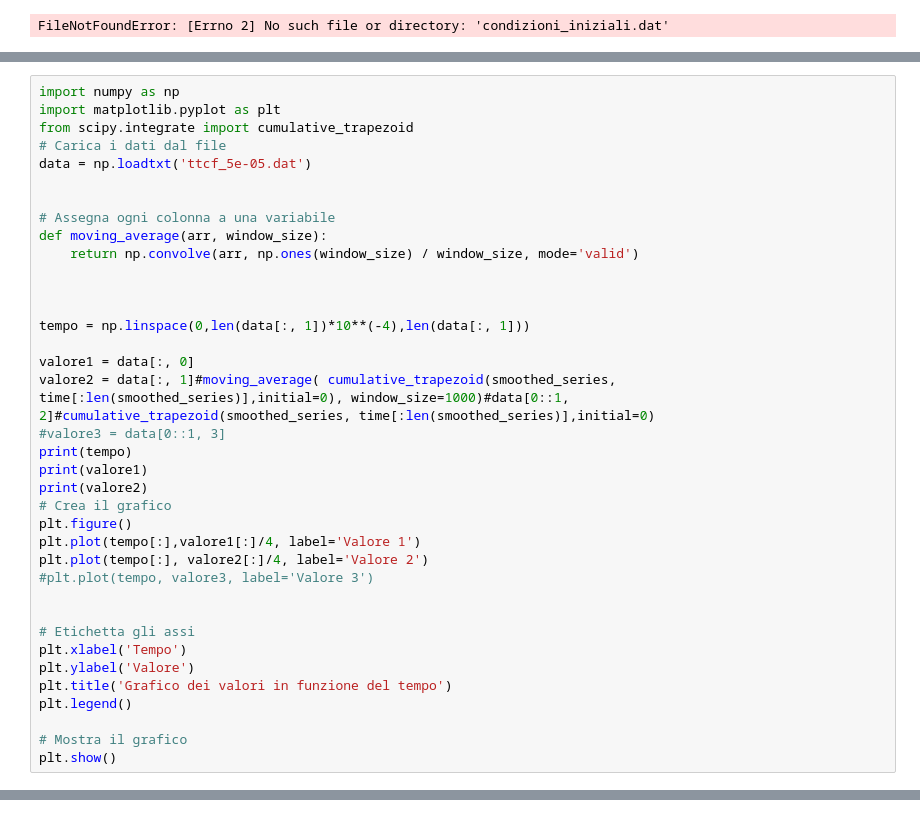
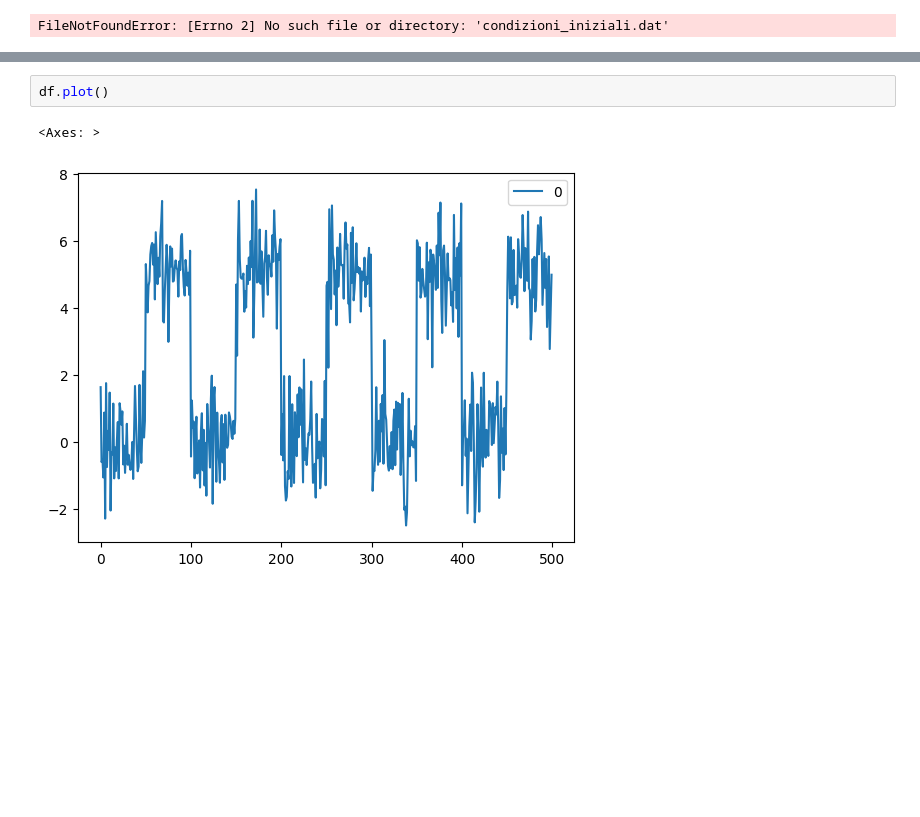
Before and after one commit to vdiflorio/1Dchain, a Jupyter notebook: hist.ipynb, the cells around one changed output, grey strips where cells are left out. Drawn from its saved outputs; the diff is of its cells as text; blank space fills up the shorter version.

```diff
--- a/hist.ipynb
+++ b/hist.ipynb
@@ -163,37 +166,0 @@ plt.show()
-# %%
-import numpy as np
-import matplotlib.pyplot as plt
-from scipy.integrate import cumulative_trapezoid
-# Carica i dati dal file
-data = np.loadtxt('ttcf_5e-05.dat')
-
-
-# Assegna ogni colonna a una variabile
-def moving_average(arr, window_size):
-    return np.convolve(arr, np.ones(window_size) / window_size, mode='valid')
-
-
-
-tempo = np.linspace(0,len(data[:, 1])*10**(-4),len(data[:, 1]))
-
-valore1 = data[:, 0]
-valore2 = data[:, 1]#moving_average( cumulative_trapezoid(smoothed_series, time[:len(smoothed_series)],initial=0), window_size=1000)#data[0::1, 2]#cumulative_trapezoid(smoothed_series, time[:len(smoothed_series)],initial=0)
-#valore3 = data[0::1, 3]
-print(tempo)
-print(valore1)
-print(valore2)
-# Crea il grafico
-plt.figure()
-plt.plot(tempo[:],valore1[:]/4, label='Valore 1')
-plt.plot(tempo[:], valore2[:]/4, label='Valore 2')
-#plt.plot(tempo, valore3, label='Valore 3')
-
-
-# Etichetta gli assi
-plt.xlabel('Tempo')
-plt.ylabel('Valore')
-plt.title('Grafico dei valori in funzione del tempo')
-plt.legend()
-
-# Mostra il grafico
-plt.show()
@@ -216,0 +418,5 @@ array([1.000000e+00, 2.000000e+00, 3.000000e+00, ..., 2.999998e+06,
+# %%
+df.plot()
+# %% [output]
+<Axes: >
+[figure, added]
```
Also changed, not shown: parts of 8 cells of this notebook, 3 other files.
